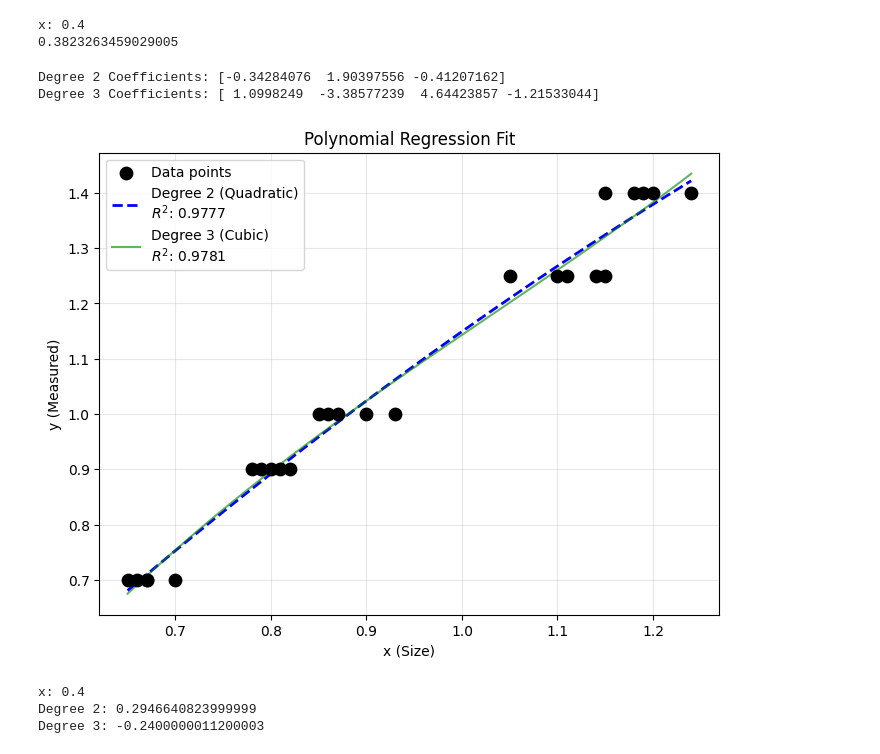
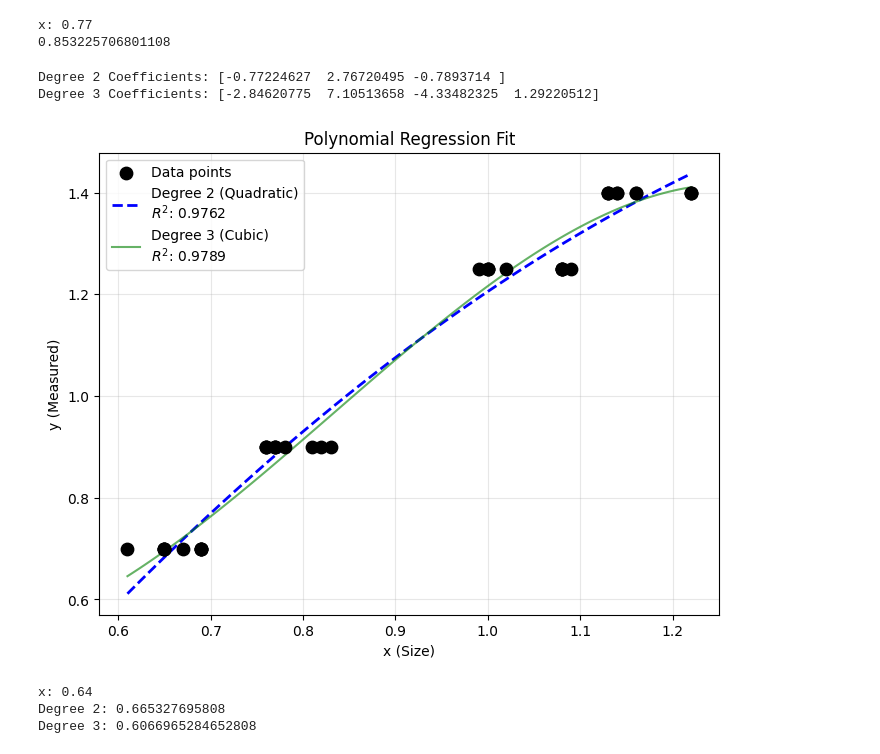
Before and after one commit to NattapongSt/Detect-Circles, a Jupyter notebook: analyze.ipynb, the cells around one changed output. Drawn from its saved outputs; the diff is of its cells as text; code cells hidden in the pictures.

```diff
--- a/analyze.ipynb
+++ b/analyze.ipynb
@@ -1,18 +1,18 @@
 # %%
 import numpy as np
 import matplotlib.pyplot as plt
+# %%
+y = np.array([0.7, 0.7, 0.7, 0.7, 0.7, 0.7, 0.7, 0.7, 0.7, 0.7,
+              0.9, 0.9, 0.9, 0.9, 0.9, 0.9, 0.9, 0.9, 0.9, 0.9,
+            #   1.0, 1.0, 1.0, 1.0, 1.0,
+              1.25, 1.25, 1.25, 1.25, 1.25, 1.25, 1.25, 1.25, 1.25, 1.25,
+              1.4, 1.4, 1.4, 1.4, 1.4, 1.4, 1.4, 1.4, 1.4, 1.4])
+x = np.array([0.65, 0.65, 0.69, 0.67, 0.65, 0.65, 0.69, 0.69, 0.69, 0.69,
+              0.77, 0.77, 0.82, 0.77, 0.76, 0.78, 0.76, 0.81, 0.76, 0.83,
+            #   0.92, 0.83, 0.92, 0.93, 0.83,
+              1.02, 1, 1.08, 1, 0.99, 1.09, 1, 1.08, 1.08, 1.08,
+              1.14, 1.16, 1.13, 1.14, 1.22, 1.22, 1.13, 1.13, 1.16, 1.22])
 # %%
-y = np.array([0.7, 0.7, 0.7, 0.7, 0.7,
-              0.9, 0.9, 0.9, 0.9, 0.9,
-              1.0, 1.0, 1.0, 1.0, 1.0,
-              1.25, 1.25, 1.25, 1.25, 1.25,
-              1.4, 1.4, 1.4, 1.4, 1.4])
-x = np.array([0.7, 0.65, 0.66, 0.67, 0.67,
-              0.8, 0.81, 0.79, 0.82, 0.78,
-              0.85, 0.93, 0.86, 0.9, 0.87,
-              1.1, 1.05, 1.15, 1.14, 1.11,
-              1.2, 1.15, 1.19, 1.18, 1.24])
-
 # Perform linear regression (degree 1 polynomial)
 slope, intercept = np.polyfit(x, y, 1)
 
@@ -39,22 +39,11 @@ Intercept (c): -0.12081883427577242
 # %%
 x_input = float(input("x:"))
 print("x:", x_input)
-print((1.2578629504466823*x_input) - 0.12081883427577242)
+print((1.3589239818109928*x_input) - 0.19314575919335647)
 # %% [output]
-x: 0.4
-0.3823263459029005
+x: 0.77
+0.853225706801108
 # %%
-y = np.array([0.7, 0.7, 0.7, 0.7, 0.7,
-              0.9, 0.9, 0.9, 0.9, 0.9,
-              1.0, 1.0, 1.0, 1.0, 1.0,
-              1.25, 1.25, 1.25, 1.25, 1.25,
-              1.4, 1.4, 1.4, 1.4, 1.4])
-x = np.array([0.7, 0.65, 0.66, 0.67, 0.67,
-              0.8, 0.81, 0.79, 0.82, 0.78,
-              0.85, 0.93, 0.86, 0.9, 0.87,
-              1.1, 1.05, 1.15, 1.14, 1.11,
-              1.2, 1.15, 1.19, 1.18, 1.24])
-
 # สร้างช่วง X สำหรับวาดกราฟให้เส้นโค้งเนียน
 x_line = np.linspace(min(x), max(x), 100)
 
@@ -63,42 +52,42 @@ coef_2 = np.polyfit(x, y, 2)
 poly_2 = np.poly1d(coef_2)
 y_line_2 = poly_2(x_line)
 
 # --- 2. Polynomial Degree 3 ---
 coef_3 = np.polyfit(x, y, 3)
 poly_3 = np.poly1d(coef_3)
 y_line_3 = poly_3(x_line)
 
 # --- Plotting ---
 plt.figure(figsize=(8, 6))
 plt.scatter(x, y, color='black', s=80, label='Data points', zorder=5)
 
 # Plot Degree 2
 plt.plot(x_line, y_line_2, color='blue', linestyle='--', linewidth=2,
          label=f'Degree 2 (Quadratic)\n$R^2$: {np.corrcoef(y, poly_2(x))[0,1]**2:.4f}')
 
 # Plot Degree 3
 plt.plot(x_line, y_line_3, color='green', linestyle='-', alpha=0.6,
          label=f'Degree 3 (Cubic)\n$R^2$: {np.corrcoef(y, poly_3(x))[0,1]**2:.4f}')
 
 plt.xlabel('x (Size)')
 plt.ylabel('y (Measured)')
 plt.title('Polynomial Regression Fit')
 plt.legend()
 plt.grid(True, alpha=0.3)
 plt.savefig('poly_regression_plot.png')
 
 print("Degree 2 Coefficients:", coef_2)
 print("Degree 3 Coefficients:", coef_3)
 # %% [output]
-Degree 2 Coefficients: [-0.34284076  1.90397556 -0.41207162]
-Degree 3 Coefficients: [ 1.0998249  -3.38577239  4.64423857 -1.21533044]
+Degree 2 Coefficients: [-0.77224627  2.76720495 -0.7893714 ]
+Degree 3 Coefficients: [-2.84620775  7.10513658 -4.33482325  1.29220512]
-[figure, old version]
+[figure, new version]
 # %%
 x_input = float(input("y: "))
 print("x:", x_input)
-print(f"Degree 2: {(-0.34284076 * x_input**2) + (1.90397556 * x_input) - 0.41207162}")
-print(f"Degree 3: {(1.66666667 * x_input**3) + (-6 * x_input**2) + (8.18333333 * x_input) - 2.66}")
+print(f"Degree 2: {(-0.77224627 * x_input**2) + (2.76720495 * x_input) -0.7893714}")
+print(f"Degree 3: {(1.70327512 * x_input**3) + (-5.87683002 * x_input**2) + (7.79170769 * x_input) - 2.41935017}")
 # %% [output]
-x: 0.4
-Degree 2: 0.2946640823999999
-Degree 3: -0.2400000011200003
+x: 0.64
+Degree 2: 0.665327695808
+Degree 3: 0.6066965284652808
```
Also changed, not shown: parts of 1 cell of this notebook, 6 other files.
